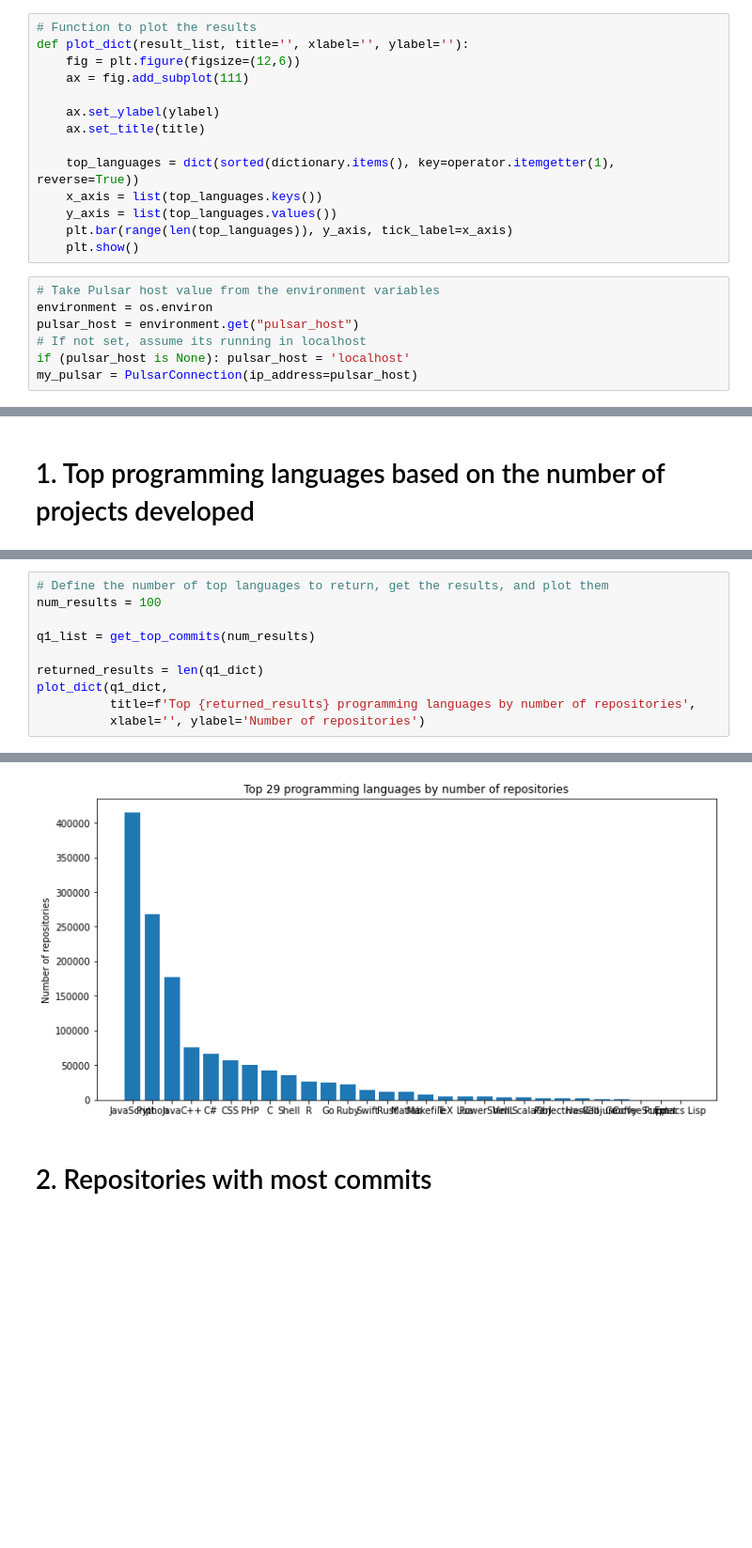
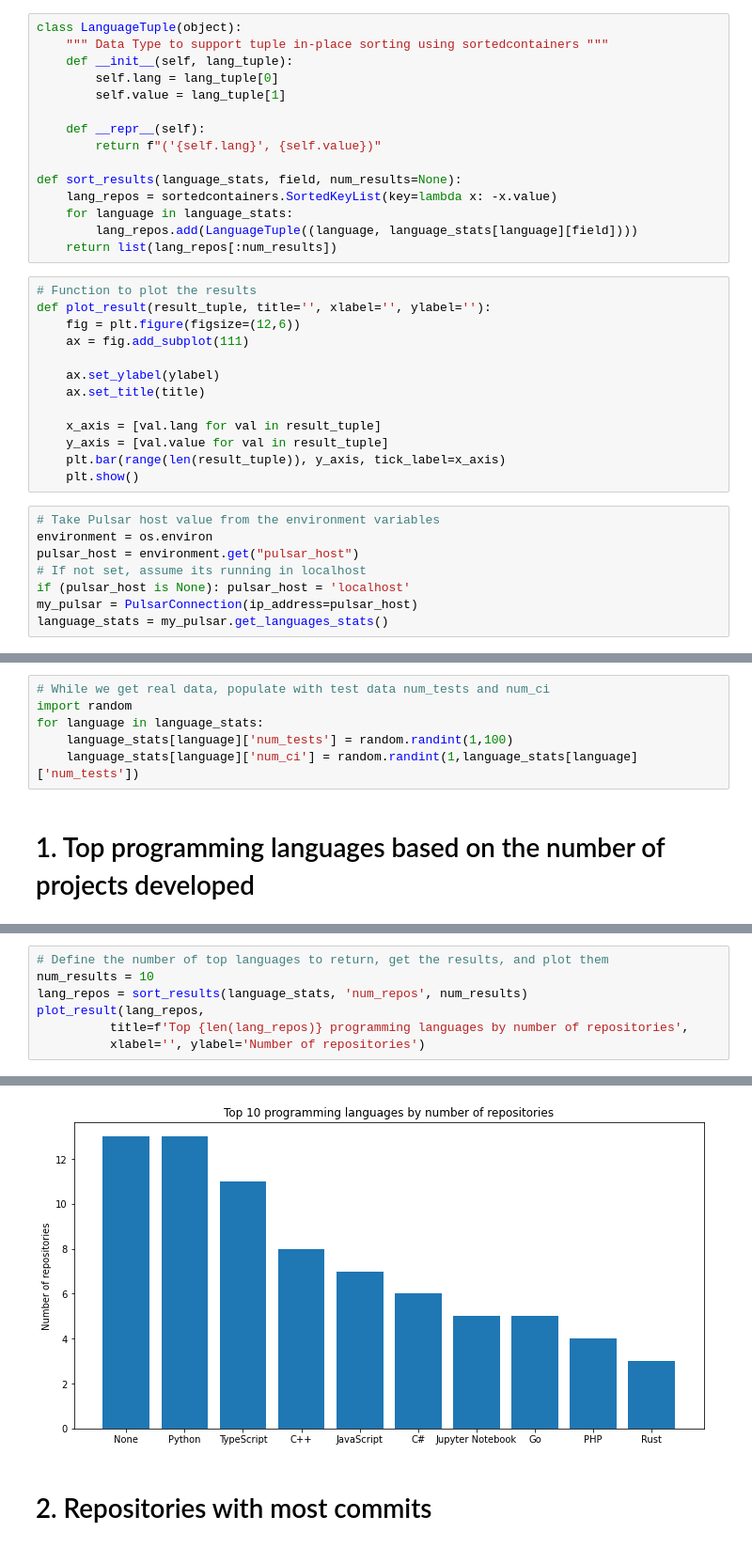
Before and after one commit to nmartinbekier/de2_g12_project, a Jupyter notebook: producer/analysis_client.ipynb, the cells around one changed output, grey strips where cells are left out. Shown at 94% size. Drawn from its saved outputs; the diff is of its cells as text; blank space fills up the shorter version.

```diff
--- a/producer/analysis_client.ipynb
+++ b/producer/analysis_client.ipynb
@@ -13,19 +8,33 @@ import os
 import pandas as pd
 import sortedcontainers
 from pulsar_wrapper import PulsarConnection
+# %%
+class LanguageTuple(object):
+    """ Data Type to support tuple in-place sorting using sortedcontainers """
+    def __init__(self, lang_tuple):
+        self.lang = lang_tuple[0]
+        self.value = lang_tuple[1]
+
+    def __repr__(self):
+        return f"('{self.lang}', {self.value})"
+
+def sort_results(language_stats, field, num_results=None):
+    lang_repos = sortedcontainers.SortedKeyList(key=lambda x: -x.value)
+    for language in language_stats:
+        lang_repos.add(LanguageTuple((language, language_stats[language][field])))
+    return list(lang_repos[:num_results])
 # %%
 # Function to plot the results
-def plot_dict(result_list, title='', xlabel='', ylabel=''):
+def plot_result(result_tuple, title='', xlabel='', ylabel=''):
     fig = plt.figure(figsize=(12,6))
     ax = fig.add_subplot(111)
 
     ax.set_ylabel(ylabel)
     ax.set_title(title)
 
-    top_languages = dict(sorted(dictionary.items(), key=operator.itemgetter(1), reverse=True))
-    x_axis = list(top_languages.keys())
-    y_axis = list(top_languages.values())
-    plt.bar(range(len(top_languages)), y_axis, tick_label=x_axis)
+    x_axis = [val.lang for val in result_tuple]
+    y_axis = [val.value for val in result_tuple]
+    plt.bar(range(len(result_tuple)), y_axis, tick_label=x_axis)
     plt.show()
 # %%
 # Take Pulsar host value from the environment variables
@@ -34,3 +43,4 @@ pulsar_host = environment.get("pulsar_host")
 # If not set, assume its running in localhost
 if (pulsar_host is None): pulsar_host = 'localhost'
 my_pulsar = PulsarConnection(ip_address=pulsar_host)
+language_stats = my_pulsar.get_languages_stats()
@@ -54,2 +61,8 @@ result_dict
+# %%
+# While we get real data, populate with test data num_tests and num_ci
+import random
+for language in language_stats:
+    language_stats[language]['num_tests'] = random.randint(1,100)
+    language_stats[language]['num_ci'] = random.randint(1,language_stats[language]['num_tests'])
 # %% [markdown]
 # 1. Top programming languages based on the number of projects developed
@@ -63,11 +69,8 @@ pd.DataFrame(results, columns=['Repository name','Number of commits'])
 # %%
 # Define the number of top languages to return, get the results, and plot them
-num_results = 100
-
-q1_list = get_top_commits(num_results)
-
-returned_results = len(q1_dict)
-plot_dict(q1_dict,
-          title=f'Top {returned_results} programming languages by number of repositories',
+num_results = 10
+lang_repos = sort_results(language_stats, 'num_repos', num_results)
+plot_result(lang_repos,
+          title=f'Top {len(lang_repos)} programming languages by number of repositories',
           xlabel='', ylabel='Number of repositories')
 # %% [output]
@@ -88,3 +77,3 @@ plot_dict(q1_dict,
-[figure, old version]
+[figure, new version]
 # %% [markdown]
 # 2. Repositories with most commits
```
Also changed, not shown: parts of 18 cells of this notebook, 1 other file.
